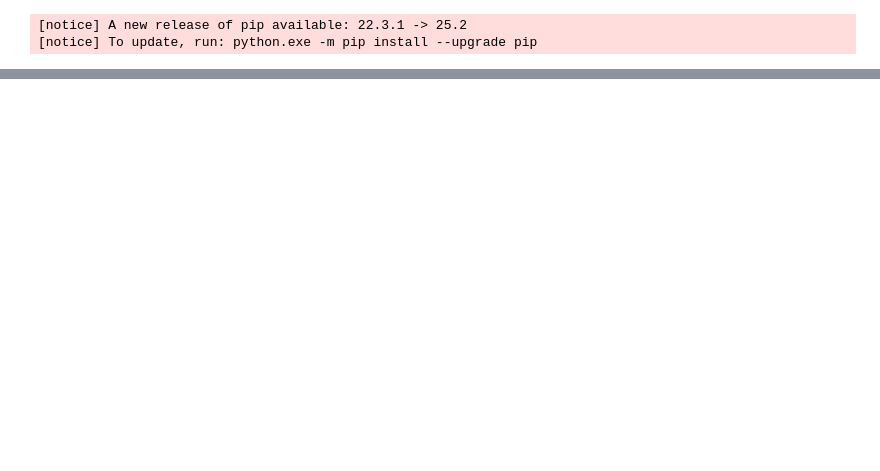
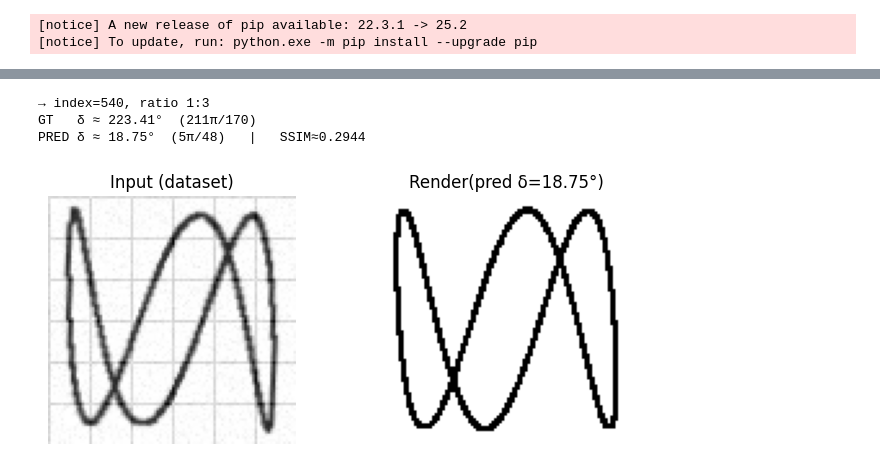
Before and after one commit to gyeon27/25physics, a Jupyter notebook: 오실로스코프CNN회귀모델.ipynb, the cells around one changed output, grey strips where cells are left out. Cells and saved outputs as stored; diff of their text form; code cells hidden in the pictures; blank space fills up the shorter version.

```diff
--- a/오실로스코프CNN회귀모델.ipynb
+++ b/오실로스코프CNN회귀모델.ipynb
@@ -387 +302,62 @@ plt.show()
+# %%
+
+def _delta_to_pi_text(delta_rad, max_den=180):
+    r = float(delta_rad % (2*np.pi)) / np.pi
+    frac = Fraction(r).limit_denominator(max_den)
+    k, n = frac.numerator, frac.denominator
+    return ("0" if k==0 else (f"{k}π" if n==1 else f"{k}π/{n}"))
+
+@torch.no_grad()
+def show_random_prediction(ds, model, device, idx=None, side=SIDE, thickness=2):
+    """
+    ds: Dataset(예: val_set), model: 학습된 PhaseNet, device: 'cuda' or 'cpu'
+    idx: None이면 무작위, 아니면 고정 인덱스
+    """
+    model.eval()
+    if idx is None:
+        idx = np.random.randint(len(ds))
+    x, cond, y = ds[idx]                      # x:(1,H,W), cond:[a/6,b/6], y:[cosδ,sinδ]
+
+    # (a,b) 복원
+    a = int(round(float(cond[0]) * 6))
+    b = int(round(float(cond[1]) * 6))
+
+    # GT δ
+    gt_delta = float(np.arctan2(float(y[1]), float(y[0])) % (2*np.pi))
+
+    # 예측 δ
+    v = model(x.unsqueeze(0).to(device), cond.unsqueeze(0).to(device)).cpu().numpy().reshape(2)
+    pred_delta = float(np.arctan2(v[1], v[0]) % (2*np.pi))
+
+    # 시각화용 이미지 준비
+    img_in   = (x.numpy().squeeze() * 255).astype(np.uint8)
+    img_pred = np.array(draw_curve(side, a, b, pred_delta, thickness=thickness))
+
+    # SSIM(실험용 간단 스코어)
+    ssim_val = ssim(img_in, img_pred, data_range=255)
+
+    # 각도 표기(° / kπ/n)
+    gt_deg   = float(np.degrees(gt_delta))
+    pd_deg   = float(np.degrees(pred_delta))
+    gt_pi    = _delta_to_pi_text(gt_delta)
+    pd_pi    = _delta_to_pi_text(pred_delta)
+
+    # 출력
+    print(f"→ index={idx}, ratio {a}:{b}")
+    print(f"GT   δ ≈ {gt_deg:.2f}°  ({gt_pi})")
+    print(f"PRED δ ≈ {pd_deg:.2f}°  ({pd_pi})   |   SSIM≈{ssim_val:.4f}")
+
+    fig, axes = plt.subplots(1,2, figsize=(7,3))
+    axes[0].imshow(img_in, cmap='gray');  axes[0].set_title("Input (dataset)"); axes[0].axis('off')
+    axes[1].imshow(img_pred, cmap='gray');axes[1].set_title(f"Render(pred δ={pd_deg:.2f}°)"); axes[1].axis('off')
+    plt.tight_layout(); plt.show()
+
+# 사용 예시(검증셋에서 무작위 1장)
+model.load_state_dict(torch.load(ckpt_path, map_location=device))
+show_random_prediction(val_set, model, device)      # idx=정수 로 주면 고정
+# %% [output]
+→ index=540, ratio 1:3
+GT   δ ≈ 223.41°  (211π/170)
+PRED δ ≈ 18.75°  (5π/48)   |   SSIM≈0.2944
+[figure, added]
 # %%
```
Also changed, not shown: parts of 13 cells of this notebook.
